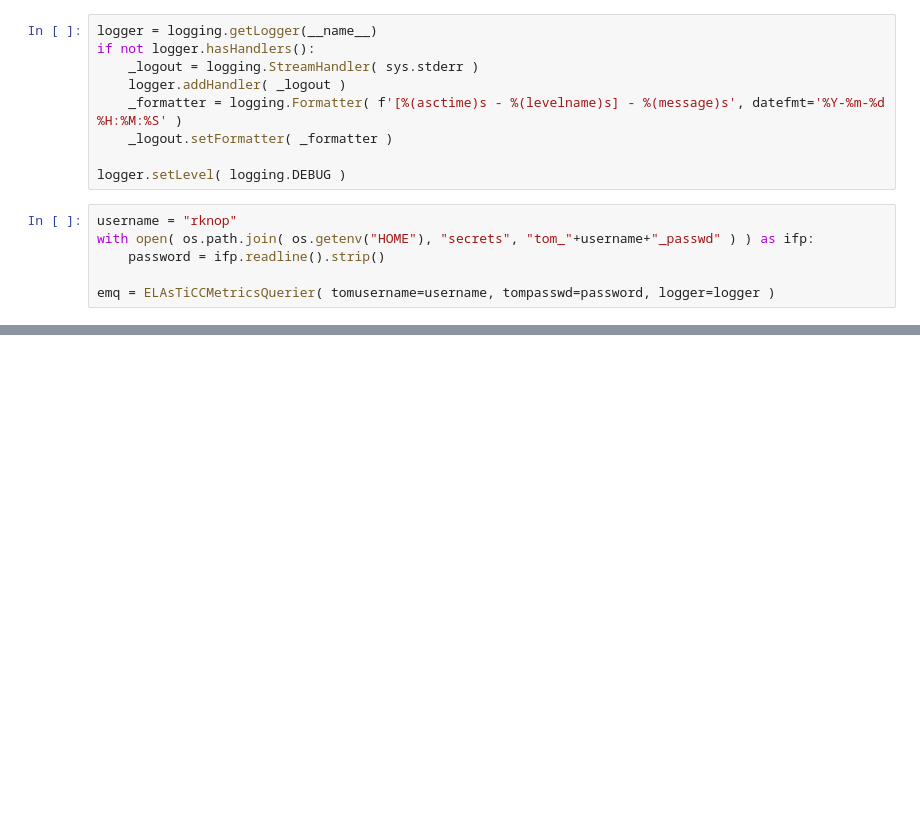
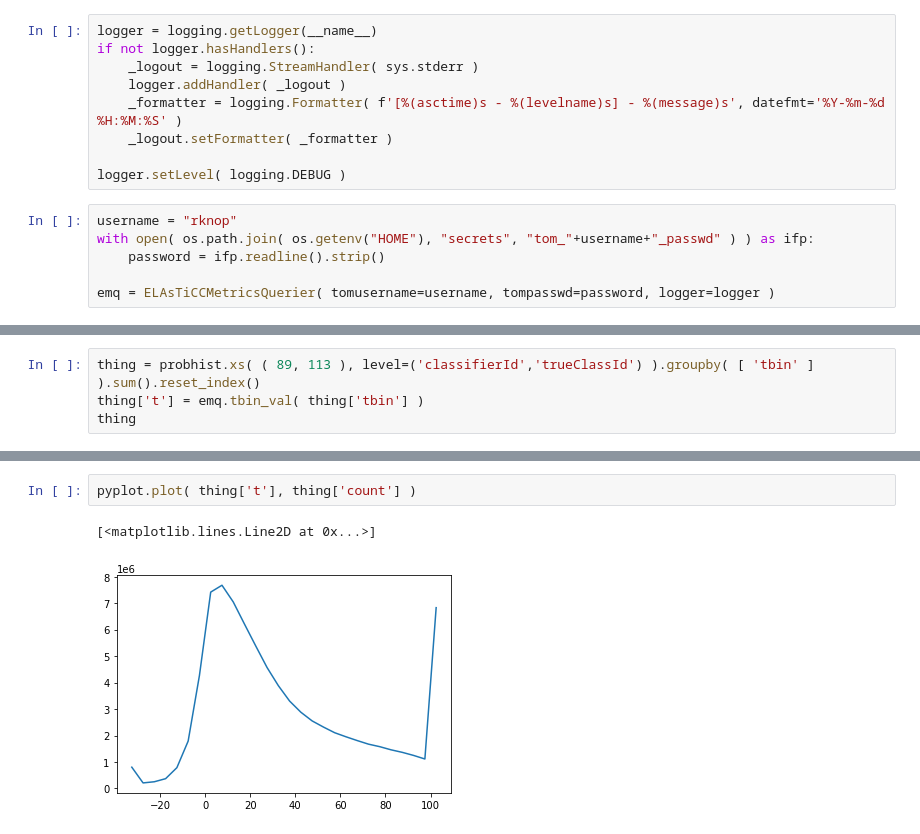
Before and after one commit to josephy02/elasticc_metrics, a Jupyter notebook: probdist_vs_t.ipynb, the cells around one changed output, grey strips where cells are left out. Drawn from its saved outputs; the diff is of its cells as text; blank space fills up the shorter version.

```diff
--- a/probdist_vs_t.ipynb
+++ b/probdist_vs_t.ipynb
@@ -128,0 +144,4 @@ for cfer in cferstodo:
+# %%
+thing = probhist.xs( ( 89, 113 ), level=('classifierId','trueClassId') ).groupby( [ 'tbin' ] ).sum().reset_index()
+thing['t'] = emq.tbin_val( thing['tbin'] )
+thing
@@ -128,0 +166,5 @@ for cfer in cferstodo:
+# %%
+pyplot.plot( thing['t'], thing['count'] )
+# %% [output]
+[<matplotlib.lines.Line2D at 0x...>]
+[figure, added]
```
Also changed, not shown: parts of 7 cells of this notebook, 2 other files.
